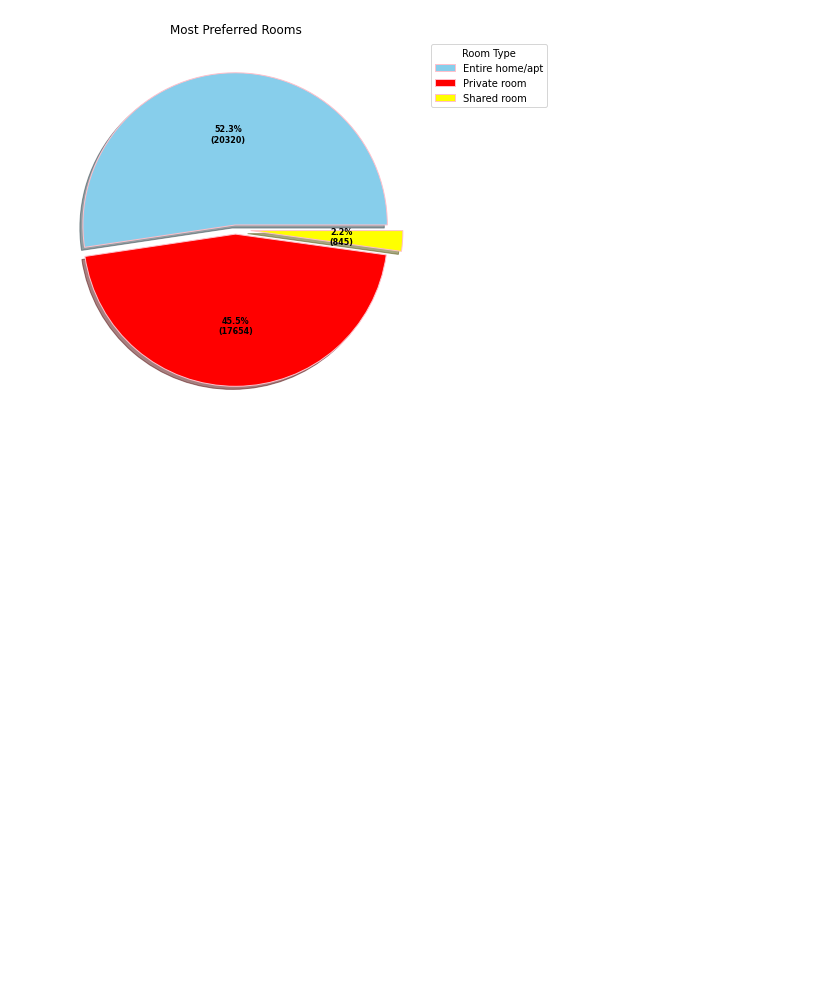
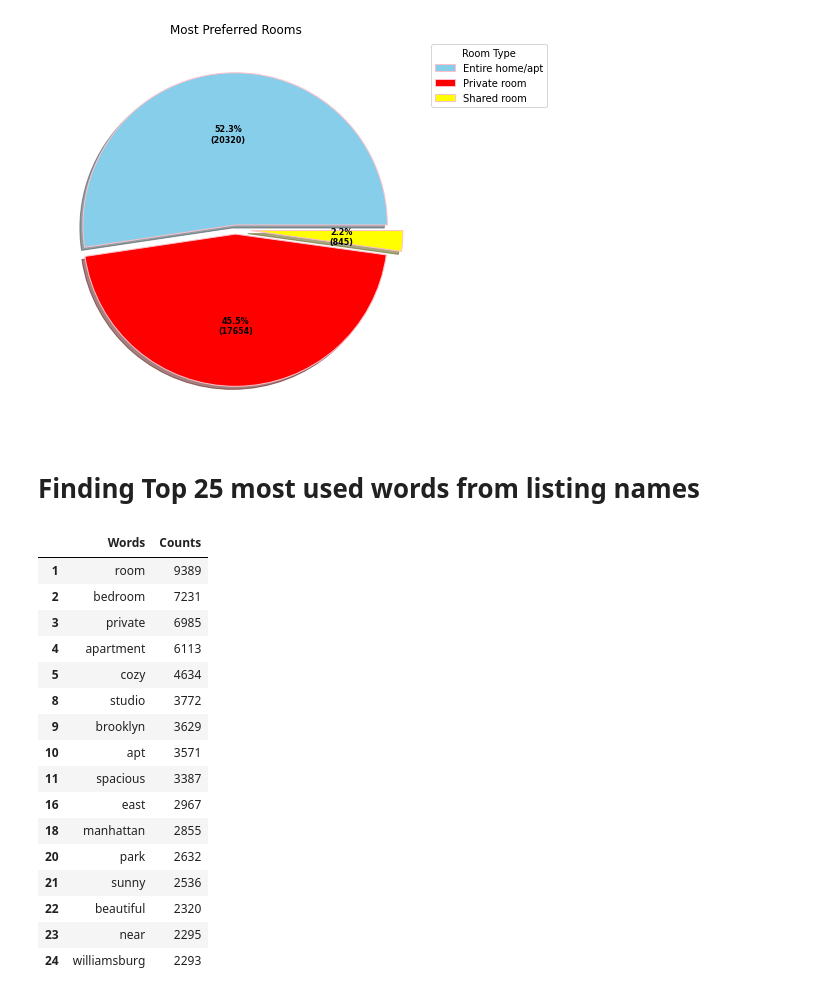
Before and after one commit to Shantanuh10/Airbnb_EDA_Project-, a Jupyter notebook: Shantanu's_Notebook_Airbnb_Bookings_Analysis_Capstone_Project.ipynb, the cells around one changed output. Saved outputs shown, nothing was run; the diff lists cells and outputs as text; code cells hidden in the pictures; blank space fills up the shorter version.

```diff
--- a/Shantanu's_Notebook_Airbnb_Bookings_Analysis_Capstone_Project.ipynb
+++ b/Shantanu's_Notebook_Airbnb_Bookings_Analysis_Capstone_Project.ipynb
@@ -171,3 +163,5 @@ airbnb_pie_chart.set_title("Most Preferred Rooms")
 # %% [output]
 Text(0.5, 1.0, 'Most Preferred Rooms')
 [figure]
+# %% [markdown]
+# Finding Top 25 most used words from listing names
@@ -173,0 +200,22 @@ Text(0.5, 1.0, 'Most Preferred Rooms')
+# %%
+#Dropping the prepositions (eg. in, the, to, and, etc.) from the dataframe
+word_count_cleaned = pd.DataFrame(word_count_df.drop([0,6,7,12,13,14,15,17,19]))
+word_count_cleaned
+# %% [output]
+|  | Words | Counts |
+| 1 | room | 9389 |
+| 2 | bedroom | 7231 |
+| 3 | private | 6985 |
+| 4 | apartment | 6113 |
+| 5 | cozy | 4634 |
+| 8 | studio | 3772 |
+| 9 | brooklyn | 3629 |
+| 10 | apt | 3571 |
+| 11 | spacious | 3387 |
+| 16 | east | 2967 |
+| 18 | manhattan | 2855 |
+| 20 | park | 2632 |
+| 21 | sunny | 2536 |
+| 22 | beautiful | 2320 |
+| 23 | near | 2295 |
+| 24 | williamsburg | 2293 |
```
Also changed, not shown: parts of 15 cells of this notebook.
